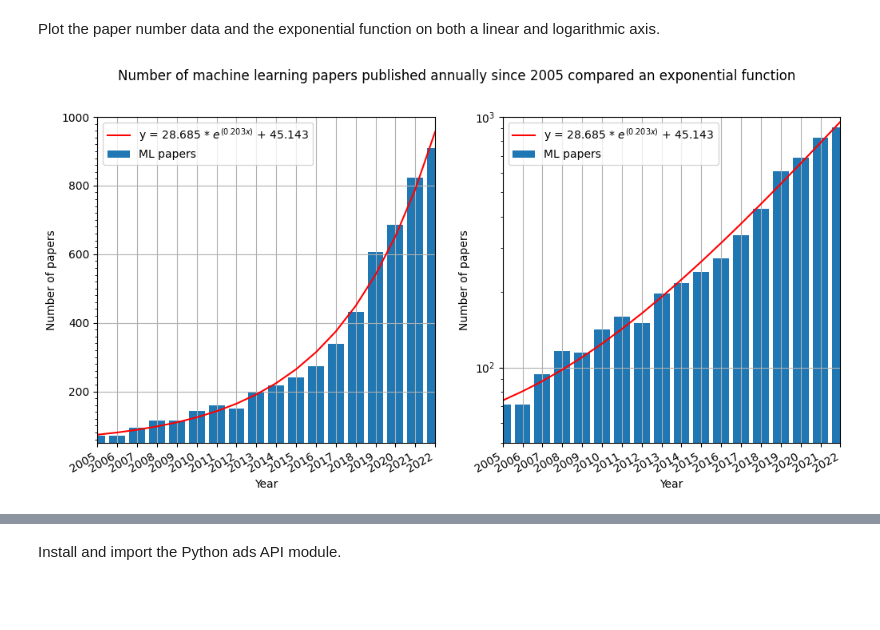
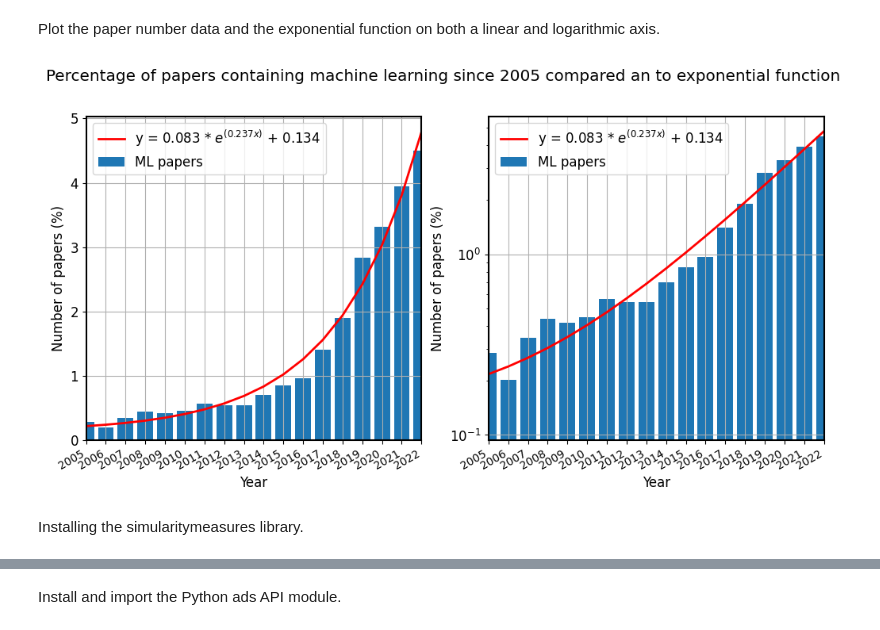
Before and after one commit to TomGervers/arXiv_astro_ML, a Jupyter notebook: arXiv_exploration.ipynb, the cells around one changed output, grey strips where cells are left out. Cells and saved outputs as stored; diff of their text form; code cells hidden in the pictures; blank space fills up the shorter version.

```diff
--- a/arXiv_exploration.ipynb
+++ b/arXiv_exploration.ipynb
@@ -123,7 +124,7 @@ with open("dataset/arxiv-metadata-oai-snapshot.json", "r") as f: #Open the datas
     for l in f: #For each line in the file
         d = json.loads(l) #Load the line with json
         if any(x in category_ids for x in d['categories'].split(' ')): #Read the list of categories and split it, compare the new list to the list of astro-ph categories
-            d['clean_authors'] = get_clean_authors(d['authors_parsed']) #Use get_clean_authors to convert the string of authors into a list
+            d['clean_authors'] = clean_authors_func(d['authors_parsed']) #Use clean_authors_func to convert the string of authors into a list
             list = [d['id'], d['clean_authors'], d['title'], d['abstract'], d['versions'], d['categories'].split(' ')] #Extract the desired columns and add to a new list
             papers.append(list) #Append the new list to the list of papers
 
@@ -372,4 +373,4 @@ svm_full_df.to_csv('svm_full_df.csv')
 # %% [markdown]
 # Hypothesis testing
 # %%
-svm_full_df = pd.read_csv('svm_full_df.csv',index_col=0, converters={'categories_list': literal_eval, 'clean_authors': literal_eval}, parse_dates=['created_datetime'])
+#svm_full_df = pd.read_csv('svm_full_df.csv',index_col=0, converters={'categories_list': literal_eval, 'clean_authors': literal_eval}, parse_dates=['created_datetime'])
@@ -437 +383,4 @@ plt.show()
+# %%
+plt.rcParams.update({'font.size': 12})
+plt.rcParams['axes.linewidth'] = 1.5
 # %% [markdown]
@@ -500,8 +396,8 @@ def func(x, a, b, c):
 # %% [markdown]
 Define the data to be used in fitting the curve, this is the data from 2005 to 2022.
 # %%
-xdata = np.arange(0, 18, 1,dtype=int)
-ydata = svm_full_22_df['year'].value_counts().sort_index().values[12:]
+xdata = np.arange(0, 18, 1,dtype=int) #18 years arranged
+ydata = (svm_full_22_df['year'].value_counts().sort_index()[12:] / papers_df['year'].value_counts().sort_index()[13:][:-1])*100 #The data for each year as a percentage of the total astrophysics papers that year
 # %% [markdown]
 Use the curve_fit function to find the optimal constant parameters for the exponential function.
 # %%
@@ -523,36 +417,48 @@ from matplotlib.ticker import MultipleLocator, ScalarFormatter
 # %%
-fig, axs = plt.subplots(1,2,figsize = (12,6))
+fig, axs = plt.subplots(1,2,figsize = (12,6)) #Create figure
 
-axs[0].bar(svm_full_22_df['year'].value_counts().sort_index().index, svm_full_22_df['year'].value_counts().sort_index().values, label = 'ML papers')
-axs[0].plot(x+2005, y, label = 'y = %5.3f * $e^{(%5.3fx)}$ + %5.3f' % tuple(popt), color ='r')
+#Plot the data
+axs[0].bar(svm_full_22_df['year'].value_counts().sort_index().index, (svm_full_22_df['year'].value_counts().sort_index() / papers_df['year'].value_counts().sort_index()[1:][:-1])*100, label = 'ML papers')
+#Plot the exponential curve
+axs[0].plot(x+2005, y, label = 'y = %5.3f * $e^{(%5.3fx)}$ + %5.3f' % tuple(popt), color ='r', linewidth=2)
+#Set matplotlib options
 axs[0].legend()
-axs[0].set_ylim(50, 1000)
 axs[0].set_xlim(2005, 2022)
 axs[0].set_xticks(np.arange(2005, 2023, 1))
+axs[0].tick_params(axis='x', which='major', labelsize=10)
 axs[0].yaxis.set_minor_locator(MultipleLocator(20))
-axs[0].set_ylabel('Number of papers')
+axs[0].set_ylabel('Number of papers (%)')
 axs[0].set_xlabel('Year')
 axs[0].grid()
 
-axs[1].bar(svm_full_22_df['year'].value_counts().sort_index().index, svm_full_22_df['year'].value_counts().sort_index().values, label = 'ML papers')
-axs[1].plot(x+2005, y, label = 'y = %5.3f * $e^{(%5.3fx)}$ + %5.3f' % tuple(popt), color ='r')
+#Plot the data
+axs[1].bar(svm_full_22_df['year'].value_counts().sort_index().index, (svm_full_22_df['year'].value_counts().sort_index() / papers_df['year'].value_counts().sort_index()[1:][:-1])*100, label = 'ML papers')
+#Plot the exponential curve
+axs[1].plot(x+2005, y, label = 'y = %5.3f * $e^{(%5.3fx)}$ + %5.3f' % tuple(popt), color ='r', linewidth=2)
+#Set matplotlib options
 axs[1].legend()
-axs[1].set_ylim(50, 1000)
 axs[1].set_xlim(2005, 2022)
 axs[1].set_xticks(np.arange(2005, 2023, 1))
+axs[1].tick_params(axis='x', which='major', labelsize=10)
 axs[1].yaxis.set_minor_locator(MultipleLocator(20))
-axs[1].set_ylabel('Number of papers')
+axs[1].set_ylabel('Number of papers (%)')
 axs[1].set_xlabel('Year')
 axs[1].grid()
+#Set plot to a logarithmic base 10 scale
 axs[1].set_yscale('log', base=10)
 
+#Set ticks to be auto formatted
 fig.autofmt_xdate()
-fig.suptitle('Number of machine learning papers published annually since 2005 compared an exponential function')
+fig.suptitle('Percentage of papers containing machine learning since 2005 compared an to exponential function')
 
-plt.savefig('hyp2.png')
+#Save the plot as a png, removing whitespace
+plt.savefig('hyp1.png',bbox_inches='tight', dpi=400)
+#Display plot
 plt.show()
 # %% [output]
-[figure, old version]
+[figure, new version]
+# %% [markdown]
+Installing the simularitymeasures library.
 # %%
 !pip install similaritymeasures
 # %% [output]
```
Also changed, not shown: parts of 106 cells of this notebook.
